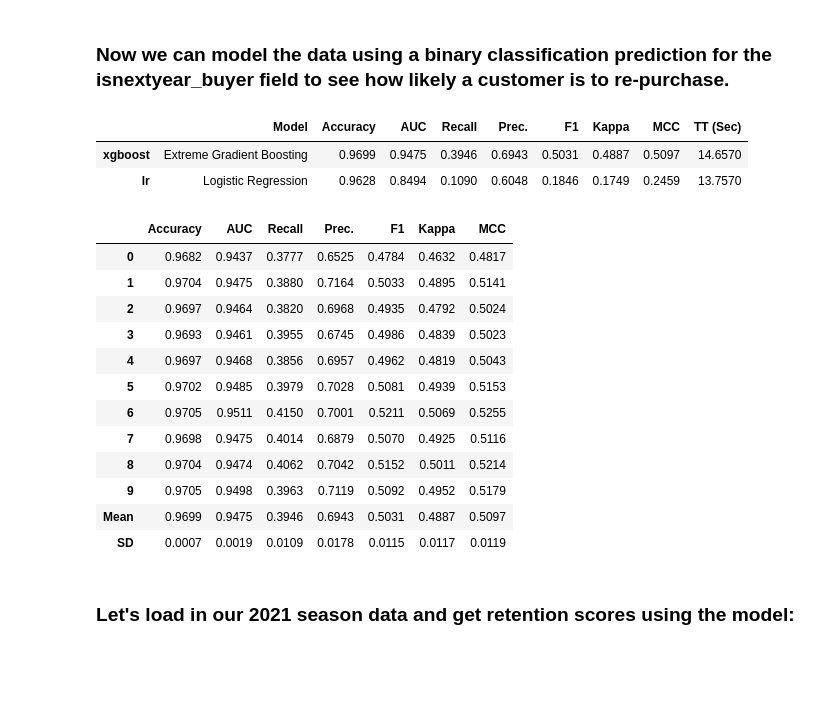
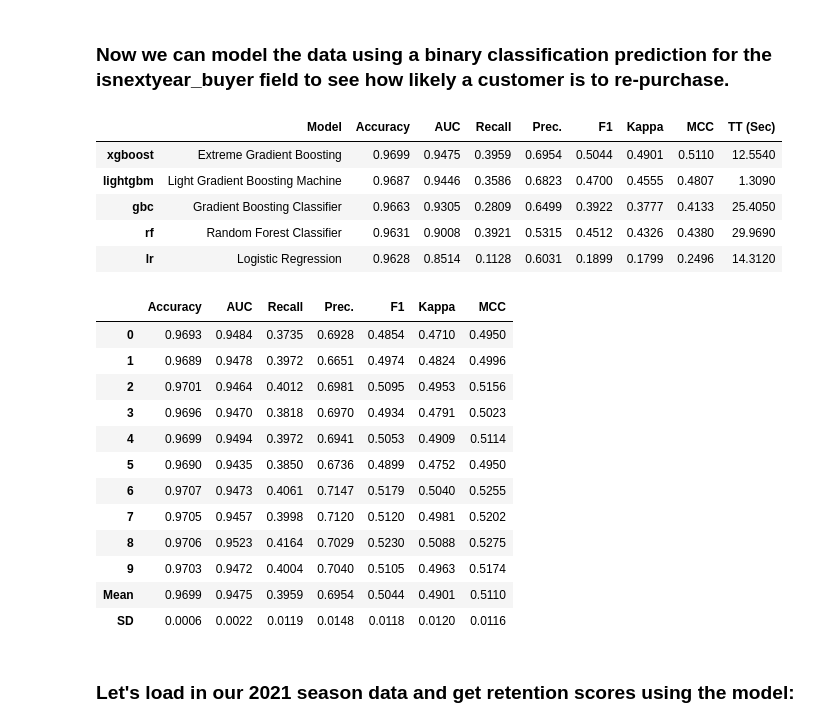
Before and after one commit to ryankazmerik/data-sci, a Jupyter notebook: notebooks/nakisa sandbox/Yankees Propensity Event/QA - Yankees Features - PE.ipynb, the cells around one changed output. Cells and saved outputs as stored; diff of their text form; code cells hidden in the pictures; blank space fills up the shorter version.

```diff
--- a/notebooks/nakisa sandbox/Yankees Propensity Event/QA - Yankees Features - PE.ipynb
+++ b/notebooks/nakisa sandbox/Yankees Propensity Event/QA - Yankees Features - PE.ipynb
@@ -135,29 +137,32 @@ setup(
 # %%
 model_matrix = compare_models(
     fold=10,
-    include=["lr", "xgboost"]
+    include=["gbc", "lightgbm", "lr", "rf", "xgboost"]
 )
 # %% [output]
 |  | Model | Accuracy | AUC | Recall | Prec. | F1 | Kappa | MCC | TT (Sec) |
-| xgboost | Extreme Gradient Boosting | 0.9699 | 0.9475 | 0.3946 | 0.6943 | 0.5031 | 0.4887 | 0.5097 | 14.6570 |
-| lr | Logistic Regression | 0.9628 | 0.8494 | 0.1090 | 0.6048 | 0.1846 | 0.1749 | 0.2459 | 13.7570 |
+| xgboost | Extreme Gradient Boosting | 0.9699 | 0.9475 | 0.3959 | 0.6954 | 0.5044 | 0.4901 | 0.5110 | 12.5540 |
+| lightgbm | Light Gradient Boosting Machine | 0.9687 | 0.9446 | 0.3586 | 0.6823 | 0.4700 | 0.4555 | 0.4807 | 1.3090 |
+| gbc | Gradient Boosting Classifier | 0.9663 | 0.9305 | 0.2809 | 0.6499 | 0.3922 | 0.3777 | 0.4133 | 25.4050 |
+| rf | Random Forest Classifier | 0.9631 | 0.9008 | 0.3921 | 0.5315 | 0.4512 | 0.4326 | 0.4380 | 29.9690 |
+| lr | Logistic Regression | 0.9628 | 0.8514 | 0.1128 | 0.6031 | 0.1899 | 0.1799 | 0.2496 | 14.3120 |
 # %%
 best_model = create_model(model_matrix)
 final_model = finalize_model(best_model)
 # %% [output]
 |  | Accuracy | AUC | Recall | Prec. | F1 | Kappa | MCC |
-| 0 | 0.9682 | 0.9437 | 0.3777 | 0.6525 | 0.4784 | 0.4632 | 0.4817 |
-| 1 | 0.9704 | 0.9475 | 0.3880 | 0.7164 | 0.5033 | 0.4895 | 0.5141 |
-| 2 | 0.9697 | 0.9464 | 0.3820 | 0.6968 | 0.4935 | 0.4792 | 0.5024 |
-| 3 | 0.9693 | 0.9461 | 0.3955 | 0.6745 | 0.4986 | 0.4839 | 0.5023 |
-| 4 | 0.9697 | 0.9468 | 0.3856 | 0.6957 | 0.4962 | 0.4819 | 0.5043 |
-| 5 | 0.9702 | 0.9485 | 0.3979 | 0.7028 | 0.5081 | 0.4939 | 0.5153 |
-| 6 | 0.9705 | 0.9511 | 0.4150 | 0.7001 | 0.5211 | 0.5069 | 0.5255 |
-| 7 | 0.9698 | 0.9475 | 0.4014 | 0.6879 | 0.5070 | 0.4925 | 0.5116 |
-| 8 | 0.9704 | 0.9474 | 0.4062 | 0.7042 | 0.5152 | 0.5011 | 0.5214 |
-| 9 | 0.9705 | 0.9498 | 0.3963 | 0.7119 | 0.5092 | 0.4952 | 0.5179 |
-| Mean | 0.9699 | 0.9475 | 0.3946 | 0.6943 | 0.5031 | 0.4887 | 0.5097 |
-| SD | 0.0007 | 0.0019 | 0.0109 | 0.0178 | 0.0115 | 0.0117 | 0.0119 |
+| 0 | 0.9693 | 0.9484 | 0.3735 | 0.6928 | 0.4854 | 0.4710 | 0.4950 |
+| 1 | 0.9689 | 0.9478 | 0.3972 | 0.6651 | 0.4974 | 0.4824 | 0.4996 |
+| 2 | 0.9701 | 0.9464 | 0.4012 | 0.6981 | 0.5095 | 0.4953 | 0.5156 |
+| 3 | 0.9696 | 0.9470 | 0.3818 | 0.6970 | 0.4934 | 0.4791 | 0.5023 |
+| 4 | 0.9699 | 0.9494 | 0.3972 | 0.6941 | 0.5053 | 0.4909 | 0.5114 |
+| 5 | 0.9690 | 0.9435 | 0.3850 | 0.6736 | 0.4899 | 0.4752 | 0.4950 |
+| 6 | 0.9707 | 0.9473 | 0.4061 | 0.7147 | 0.5179 | 0.5040 | 0.5255 |
+| 7 | 0.9705 | 0.9457 | 0.3998 | 0.7120 | 0.5120 | 0.4981 | 0.5202 |
+| 8 | 0.9706 | 0.9523 | 0.4164 | 0.7029 | 0.5230 | 0.5088 | 0.5275 |
+| 9 | 0.9703 | 0.9472 | 0.4004 | 0.7040 | 0.5105 | 0.4963 | 0.5174 |
+| Mean | 0.9699 | 0.9475 | 0.3959 | 0.6954 | 0.5044 | 0.4901 | 0.5110 |
+| SD | 0.0006 | 0.0022 | 0.0119 | 0.0148 | 0.0118 | 0.0120 | 0.0116 |
 # %% [markdown]
 ### Let's load in our 2021 season data and get retention scores using the model:
 # %%
```
Also changed, not shown: parts of 6 cells of this notebook.
